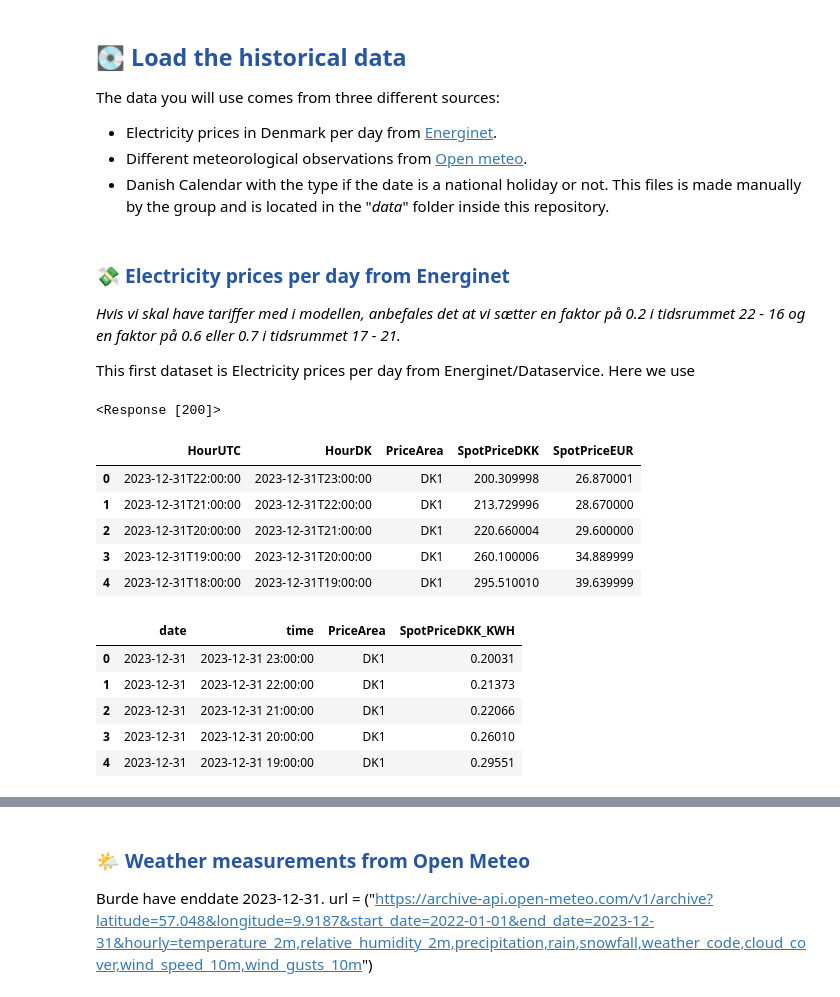
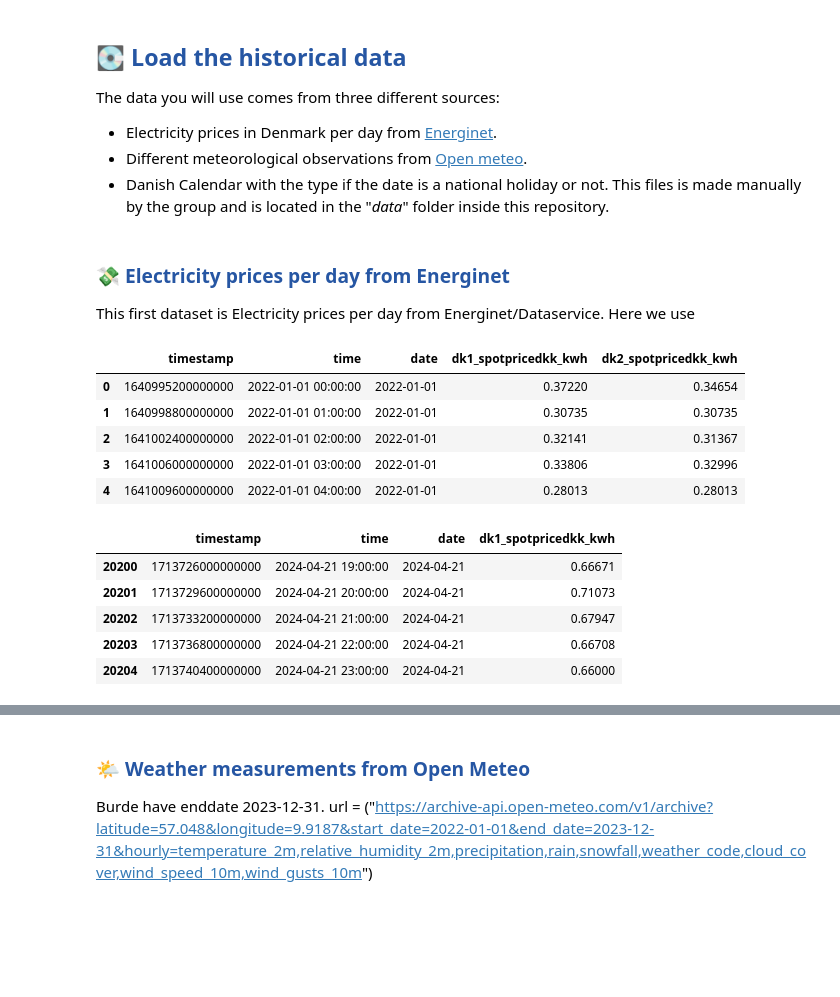
Before and after one commit to Camillahannesbo/BDS_MLOPs_Assignment, a Jupyter notebook: notebooks/1_feature_backfill.ipynb, the cells around one changed output, grey strips where cells are left out. Cells and saved outputs as stored; diff of their text form; code cells hidden in the pictures; blank space fills up the shorter version.

```diff
--- a/notebooks/1_feature_backfill.ipynb
+++ b/notebooks/1_feature_backfill.ipynb
@@ -38,6 +43,4 @@ The data you will use comes from three different sources:
 - Danish Calendar with the type if the date is a national holiday or not. This files is made manually by the group and is located in the "*data*" folder inside this repository.
 # %% [markdown]
 ### <span style="color:#2656a3;">💸 Electricity prices per day from Energinet
-*Hvis vi skal have tariffer med i modellen, anbefales det at vi sætter en faktor på 0.2 i tidsrummet 22 - 16 og en faktor på 0.6 eller 0.7 i tidsrummet 17 - 21.*
-
 This first dataset is Electricity prices per day from Energinet/Dataservice. Here we use
@@ -47,20 +47,19 @@ electricity_api_url = ('https://api.energidataservice.dk/dataset/Elspotprices?of
-# %%
-# Fetch data from the API and make the output to a pandas dataframe
-electricity_data_response = requests.get(electricity_api_url)
-electricity_data = electricity_data_response.json()
-electricity_df = pd.DataFrame(electricity_data['records'])
-
-# Checking the result of the API call. If the response if 200 then the API call was successfull
-print(electricity_data_response)
-# %% [output]
-<Response [200]>
+# %%
+# Fetching historical electricity prices data from '2022-01-01' to today.
+# But then historical is set to True, today is not included in the data as it is not historical data
+electricity_df = electricity_prices.electricity_prices(
+    historical=True,
+    area=["DK1"],
+    start='2022-01-01',
+    #end='2023-12-31'
+)
 # %%
 # Display the first 5 rows of the dataframe
-electricity_df.head()
+electricity_df.head(5)
 # %% [output]
-|  | HourUTC | HourDK | PriceArea | SpotPriceDKK | SpotPriceEUR |
-| 0 | 2023-12-31T22:00:00 | 2023-12-31T23:00:00 | DK1 | 200.309998 | 26.870001 |
-| 1 | 2023-12-31T21:00:00 | 2023-12-31T22:00:00 | DK1 | 213.729996 | 28.670000 |
-| 2 | 2023-12-31T20:00:00 | 2023-12-31T21:00:00 | DK1 | 220.660004 | 29.600000 |
-| 3 | 2023-12-31T19:00:00 | 2023-12-31T20:00:00 | DK1 | 260.100006 | 34.889999 |
-| 4 | 2023-12-31T18:00:00 | 2023-12-31T19:00:00 | DK1 | 295.510010 | 39.639999 |
+|  | timestamp | time | date | dk1_spotpricedkk_kwh | dk2_spotpricedkk_kwh |
+| 0 | 1640995200000000 | 2022-01-01 00:00:00 | 2022-01-01 | 0.37220 | 0.34654 |
+| 1 | 1640998800000000 | 2022-01-01 01:00:00 | 2022-01-01 | 0.30735 | 0.30735 |
+| 2 | 1641002400000000 | 2022-01-01 02:00:00 | 2022-01-01 | 0.32141 | 0.31367 |
+| 3 | 1641006000000000 | 2022-01-01 03:00:00 | 2022-01-01 | 0.33806 | 0.32996 |
+| 4 | 1641009600000000 | 2022-01-01 04:00:00 | 2022-01-01 | 0.28013 | 0.28013 |
@@ -90,13 +66,13 @@ electricity_df['time'] = pd.to_datetime(electricity_df['time'])
 # %%
-# Display the first 5 rows of the dataframe
-electricity_df.head()
+# Display the last 5 rows of the dataframe
+electricity_df.tail(5)
 # %% [output]
-|  | date | time | PriceArea | SpotPriceDKK_KWH |
-| 0 | 2023-12-31 | 2023-12-31 23:00:00 | DK1 | 0.20031 |
-| 1 | 2023-12-31 | 2023-12-31 22:00:00 | DK1 | 0.21373 |
-| 2 | 2023-12-31 | 2023-12-31 21:00:00 | DK1 | 0.22066 |
-| 3 | 2023-12-31 | 2023-12-31 20:00:00 | DK1 | 0.26010 |
-| 4 | 2023-12-31 | 2023-12-31 19:00:00 | DK1 | 0.29551 |
+|  | timestamp | time | date | dk1_spotpricedkk_kwh |
+| 20200 | 1713726000000000 | 2024-04-21 19:00:00 | 2024-04-21 | 0.66671 |
+| 20201 | 1713729600000000 | 2024-04-21 20:00:00 | 2024-04-21 | 0.71073 |
+| 20202 | 1713733200000000 | 2024-04-21 21:00:00 | 2024-04-21 | 0.67947 |
+| 20203 | 1713736800000000 | 2024-04-21 22:00:00 | 2024-04-21 | 0.66708 |
+| 20204 | 1713740400000000 | 2024-04-21 23:00:00 | 2024-04-21 | 0.66000 |
 # %%
 # Showing the information for the electricity dataframe
 electricity_df.info()
```
Also changed, not shown: parts of 50 cells of this notebook, 5 other files.
